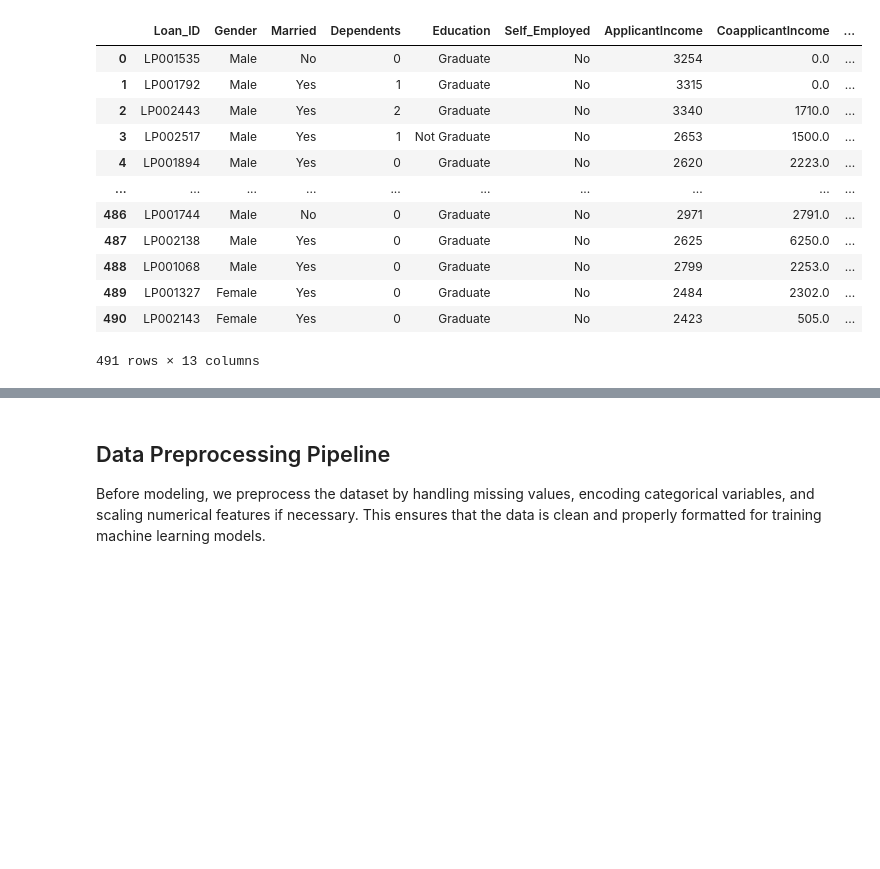
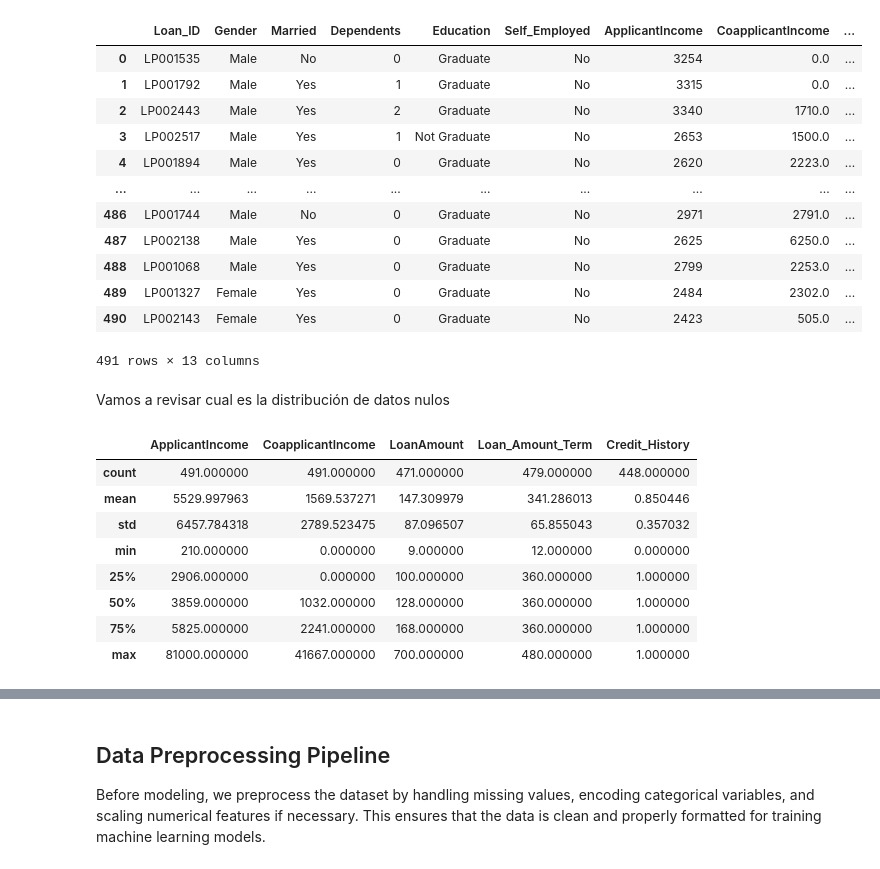
Before and after one commit to CarlosBaez11/Carlos_Baez_C, a Jupyter notebook: Talleres/MLComp01_Loan_Prediction_Notebook_ipynb.ipynb, the cells around one changed output, grey strips where cells are left out. Drawn from its saved outputs; the diff is of its cells as text; code cells hidden in the pictures; blank space fills up the shorter version.

```diff
--- a/Talleres/MLComp01_Loan_Prediction_Notebook_ipynb.ipynb
+++ b/Talleres/MLComp01_Loan_Prediction_Notebook_ipynb.ipynb
@@ -69,0 +64,14 @@ data
+# %% [markdown]
+Vamos a revisar cual es la distribución de datos nulos
+# %%
+data.describe()
+# %% [output]
+|  | ApplicantIncome | CoapplicantIncome | LoanAmount | Loan_Amount_Term | Credit_History |
+| count | 491.000000 | 491.000000 | 471.000000 | 479.000000 | 448.000000 |
+| mean | 5529.997963 | 1569.537271 | 147.309979 | 341.286013 | 0.850446 |
+| std | 6457.784318 | 2789.523475 | 87.096507 | 65.855043 | 0.357032 |
+| min | 210.000000 | 0.000000 | 9.000000 | 12.000000 | 0.000000 |
+| 25% | 2906.000000 | 0.000000 | 100.000000 | 360.000000 | 1.000000 |
+| 50% | 3859.000000 | 1032.000000 | 128.000000 | 360.000000 | 1.000000 |
+| 75% | 5825.000000 | 2241.000000 | 168.000000 | 360.000000 | 1.000000 |
+| max | 81000.000000 | 41667.000000 | 700.000000 | 480.000000 | 1.000000 |
```
Also changed, not shown: parts of 11 cells of this notebook.
